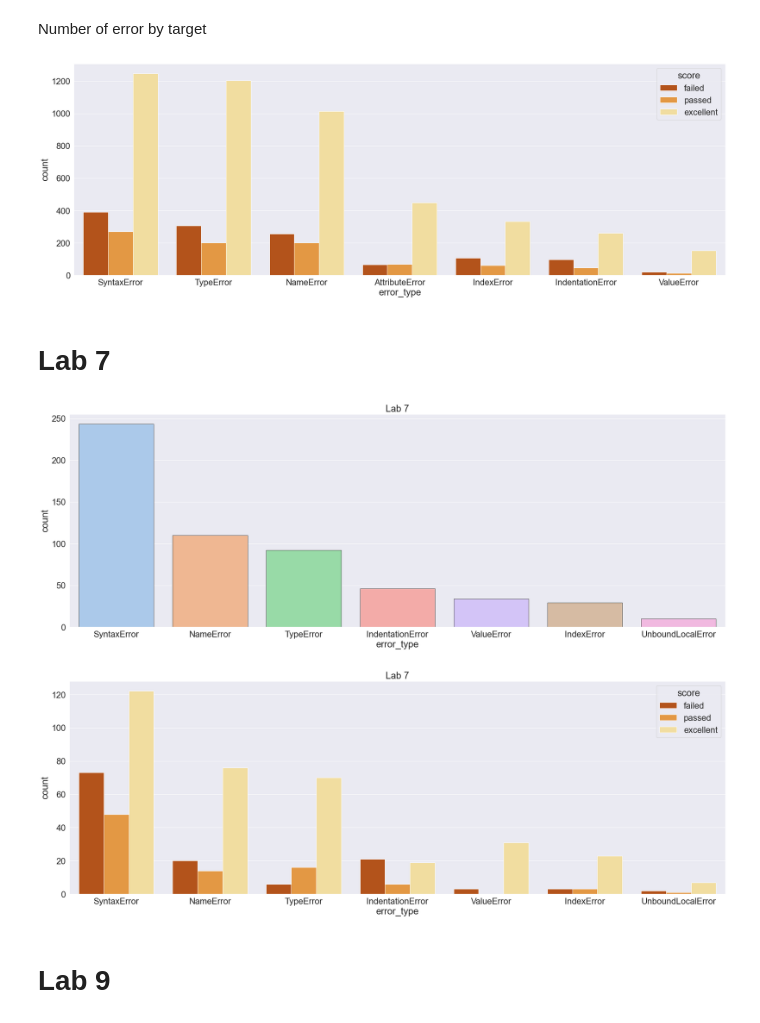
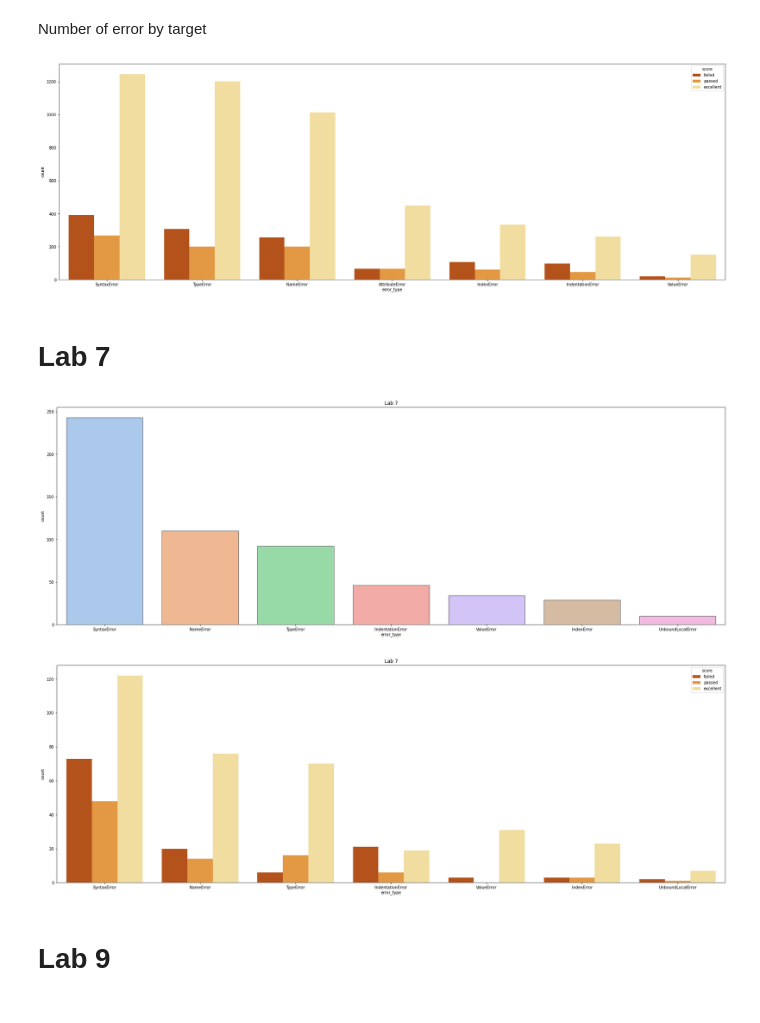
Before and after one commit to alefreda/thonny-log-analysis, a Jupyter notebook: Thonny_log_analysis.ipynb, the cells around one changed output. Saved outputs shown, nothing was run; the diff lists cells and outputs as text; code cells hidden in the pictures.

```diff
--- a/Thonny_log_analysis.ipynb
+++ b/Thonny_log_analysis.ipynb
@@ -302,7 +302,7 @@ dict_keys(['AssertionError', 'AttributeError', 'FileNotFoundError', 'ImportError
 # %%
 plt.figure(figsize=(20, 10))
 new_df_errors.groupby(['error_type'])['error_type'].count().plot(kind='barh')
-sns.set_theme(font_scale=2)
+
 plt.xlabel("Number of Errors")
 plt.ylabel("Error type")
 # %% [output]
@@ -312,6 +312,6 @@ Text(0, 0.5, 'Error type')
 plt.figure(figsize=(30, 10))
 
 sns.countplot(x=new_df_errors['error_type'], data=new_df_errors, palette="pastel", edgecolor=".3", order = new_df_errors['error_type'].value_counts().iloc[:7].index)
-sns.set_theme(font_scale=2)
+
 plt.show()
 # %% [output]
@@ -340,7 +340,7 @@ hue_order = ['failed', 'passed', 'excellent']
 sns.countplot(x="error_type", hue="score",hue_order=hue_order, data=new_df_errors, palette="YlOrBr_r", order = new_df_errors['error_type'].value_counts().iloc[:7].index)
 plt.show()
 # %% [output]
-[figure, old version]
+[figure, new version]
 # %% [markdown]
 # Lab 7
 # %%
@@ -356,25 +356,25 @@ plt.title("Lab 7")
 sns.countplot(x=df_errors_lab7['error_type'], data=df_errors_lab7 ,
               palette="pastel", edgecolor=".3", order = df_errors_lab7['error_type'].value_counts().iloc[:7].index)
 
-sns.set_theme(font_scale=2)
+
 
 plt.show()
 # %% [output]
-[figure, old version]
+[figure, new version]
 # %%
 
 
 plt.figure(figsize=(30, 10))
 plt.title("Lab 7")
-sns.set_theme(font_scale=2)
+
 
 hue_order = ['failed', 'passed', 'excellent']
 
 
 sns.countplot(x="error_type", hue="score", data=df_errors_lab7, hue_order=hue_order, palette="YlOrBr_r", order = df_errors_lab7['error_type'].value_counts().iloc[:7].index)
 plt.show()
 # %% [output]
-[figure, old version]
+[figure, new version]
 # %% [markdown]
 # Lab 9
 # %%
```
Also changed, not shown: parts of 29 cells of this notebook.
